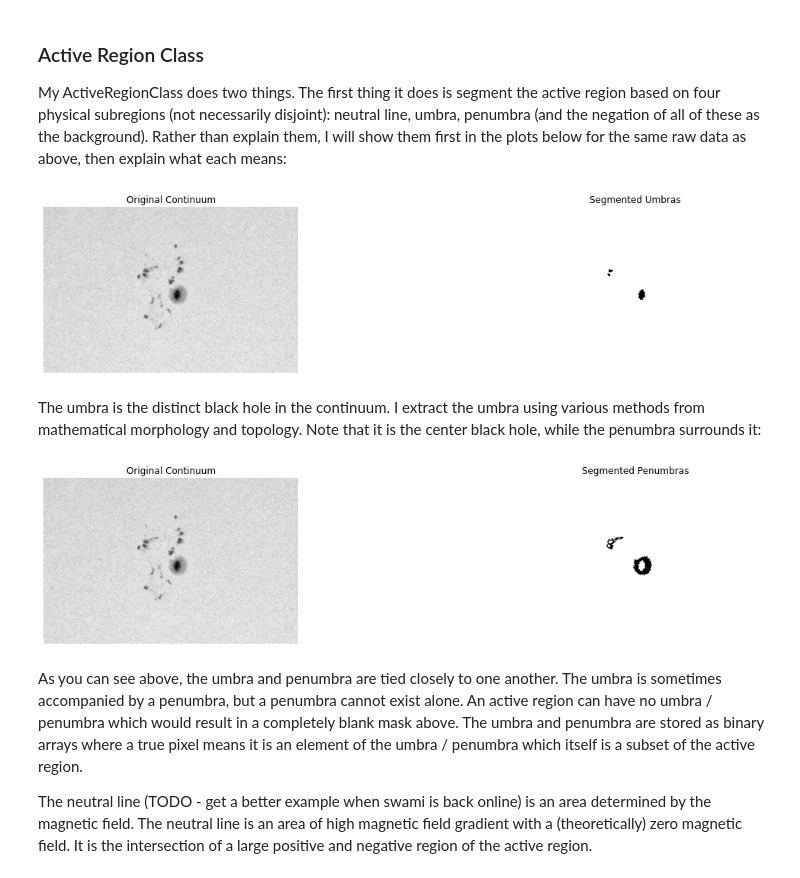
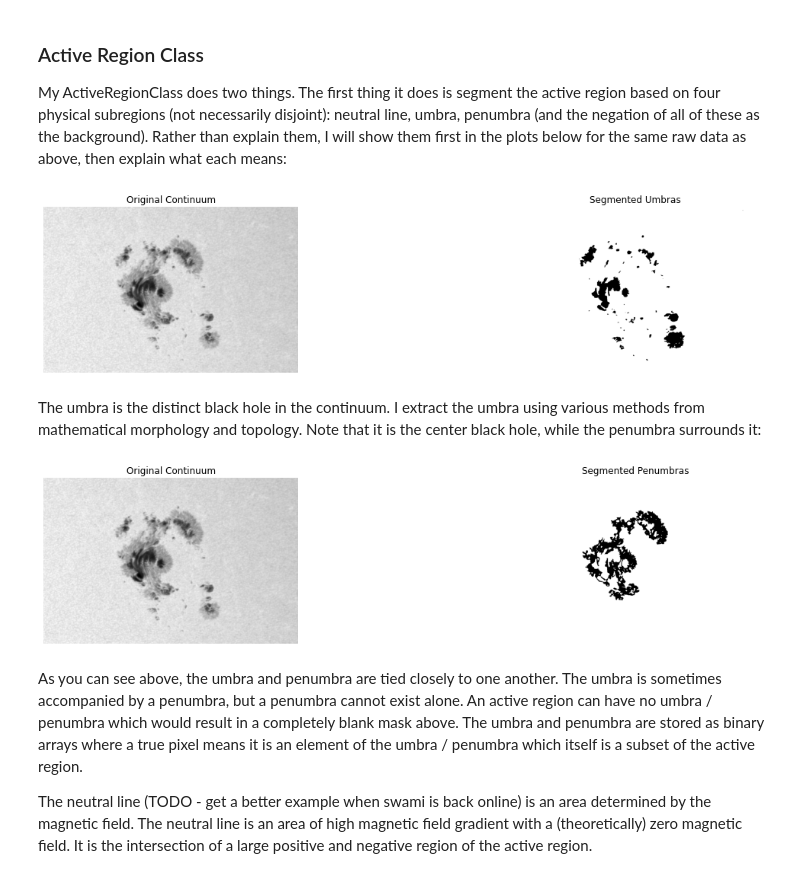
Before and after one commit to SWxTREC/solarmask, a Jupyter notebook: docs/guides/ProjectSummary.ipynb, the cells around one changed output. Cells and saved outputs as stored; diff of their text form; code cells hidden in the pictures.

```diff
--- a/docs/guides/ProjectSummary.ipynb
+++ b/docs/guides/ProjectSummary.ipynb
@@ -2,6 +2,8 @@
 from flares.data import *
 from flares.active_region import *
 import matplotlib.pyplot as plt
+import matplotlib as mpl
+mpl.rc('image', cmap='bone')
 # %% [markdown]
 # Project Summary
 ***
@@ -14,10 +16,10 @@ The raw data is stored as "fits" files on the hard drive. There is a magnetogram
 The four raw datasets of a single active region chosen at the same time point are shown visually below:
 # %%
 hnum = 7115
-root = "/srv/data/thli2739"
+root = "../example_data/raw"
 
 dates = get_dates(hnum, root)
-data = get_data(hnum, dates[0], root)
+data = get_data(hnum, dates[1], root)
 
 fig, axs = plt.subplots(2, 2)
 
@@ -46,19 +48,20 @@ plt.show()
 ### Active Region Class
 My ActiveRegionClass does two things. The first thing it does is segment the active region based on four physical subregions (not necessarily disjoint): neutral line, umbra, penumbra (and the negation of all of these as the background). Rather than explain them, I will show them first in the plots below for the same raw data as above, then explain what each means:
 # %%
-ar = ActiveRegion(hnum, dates[0], root)
+ar = ActiveRegion(hnum, dates[1], root)
 
 fig, (ax1, ax2) = plt.subplots(1, 2)
 
 ar.show_umbra(ax1, ax2)
 
 fig.set_figwidth(20)
 fig.set_figwidth(20)
 ax1.set_title("Original Continuum")
 ax2.set_title("Segmented Umbras")
+plt.savefig("./outputs/umbras.png")
 plt.show()
 # %% [output]
-[figure, old version]
+[figure, new version]
 # %% [markdown]
 The umbra is the distinct black hole in the continuum. I extract the umbra using various methods from mathematical morphology and topology. Note that it is the center black hole, while the penumbra surrounds it:
 # %%
@@ -70,9 +73,10 @@ fig.set_figwidth(20)
 fig.set_figwidth(20)
 ax1.set_title("Original Continuum")
 ax2.set_title("Segmented Penumbras")
+plt.savefig("./outputs/penumbras.png")
 plt.show()
 # %% [output]
-[figure, old version]
+[figure, new version]
 # %% [markdown]
 As you can see above, the umbra and penumbra are tied closely to one another. The umbra is sometimes accompanied by a penumbra, but a penumbra cannot exist alone. An active region can have no umbra / penumbra which would result in a completely blank mask above. The umbra and penumbra are stored as binary arrays where a true pixel means it is an element of the umbra / penumbra which itself is a subset of the active region.
 
```
Also changed, not shown: parts of 7 cells of this notebook, 26 other files.
